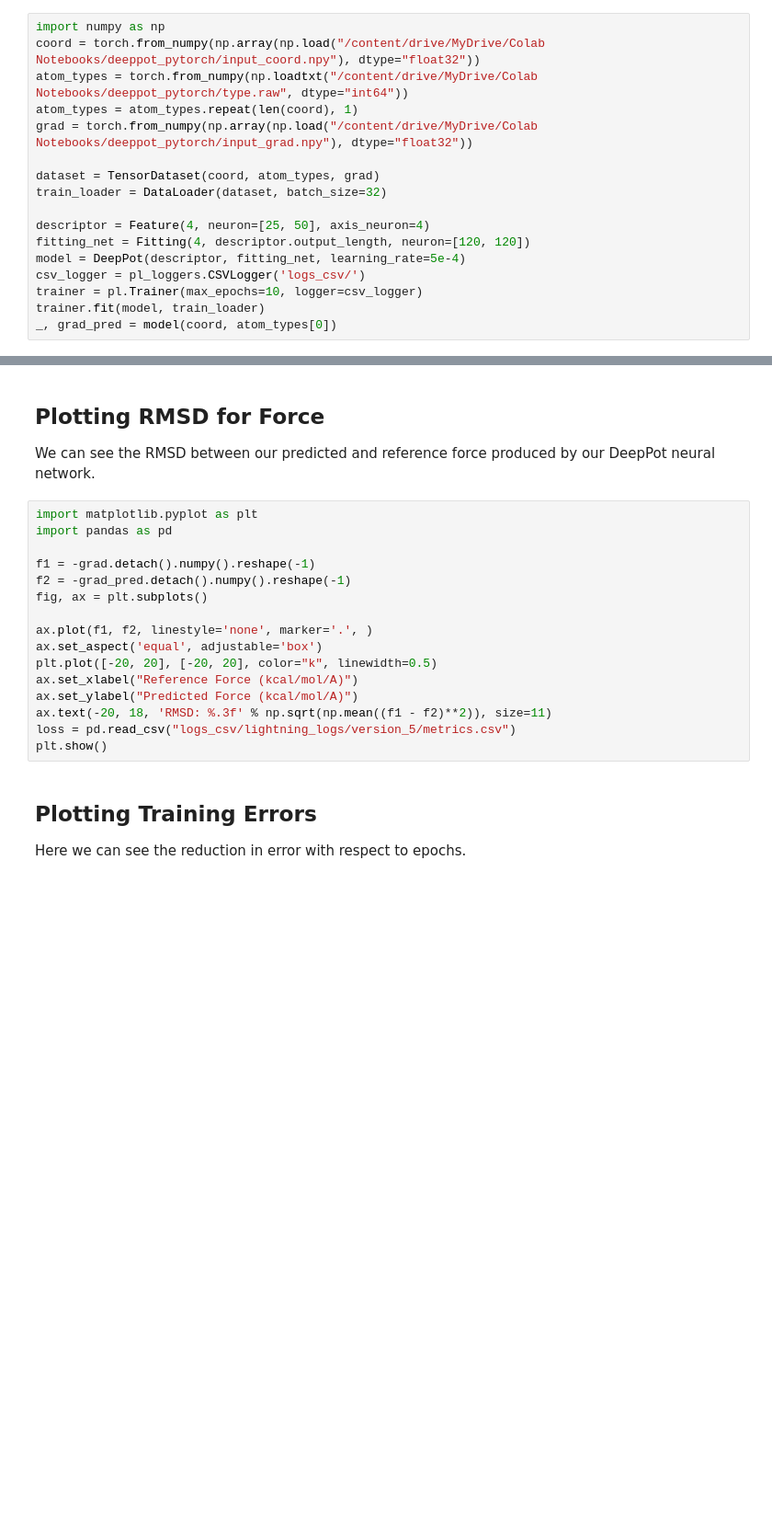
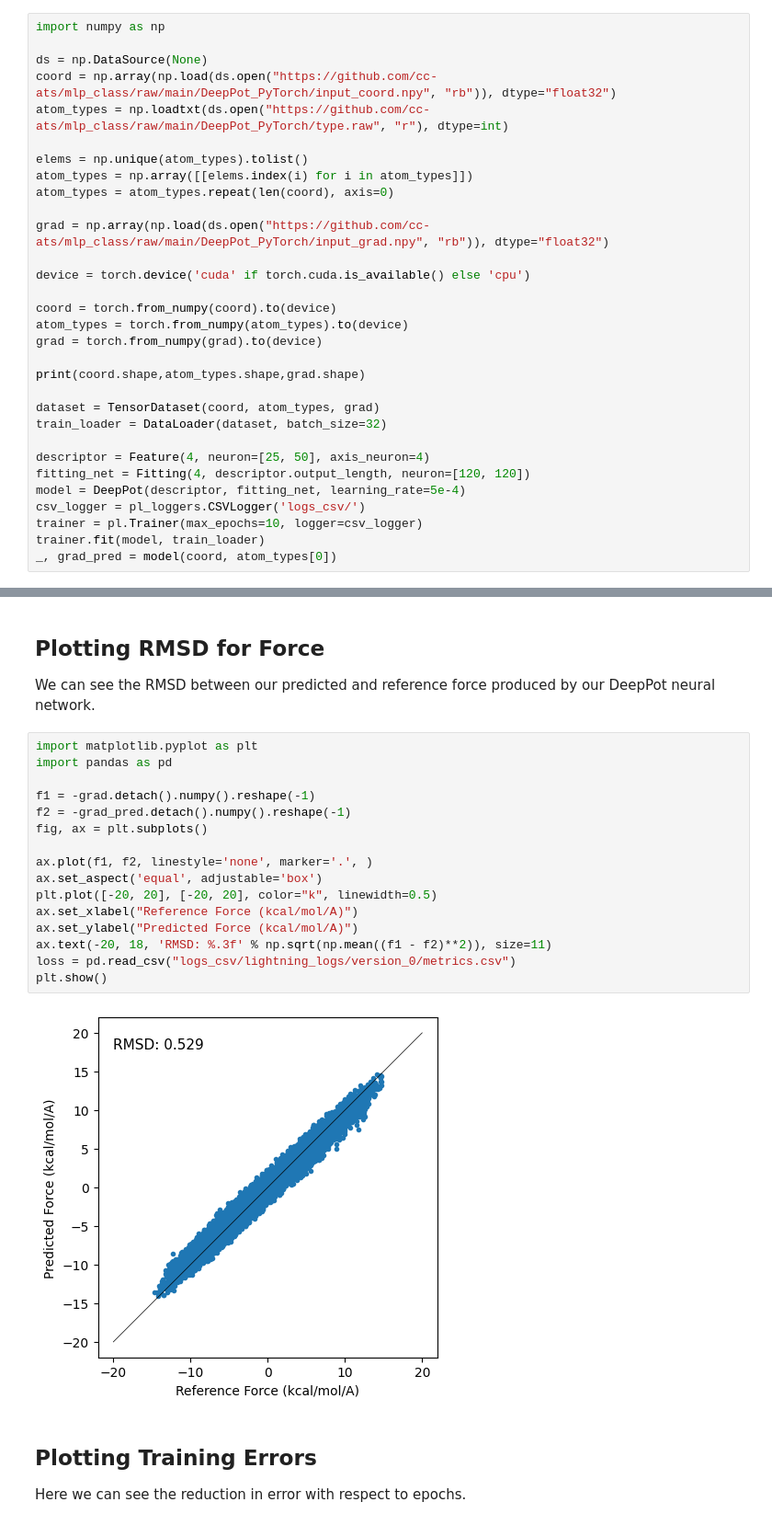
Before and after one commit to cc-ats/mlp_tutorial, a Jupyter notebook: Lesson4_DeepPot.ipynb, the cells around one changed output, grey strips where cells are left out. Shown at 92% size. Cells and saved outputs as stored; diff of their text form; blank space fills up the shorter version.

```diff
--- a/Lesson4_DeepPot.ipynb
+++ b/Lesson4_DeepPot.ipynb
@@ -267,10 +267,24 @@ class DeepPot(pl.LightningModule):
 We can load in data and use the DeepPot neural network for feature extraction.
 # %%
 import numpy as np
-coord = torch.from_numpy(np.array(np.load("/content/drive/MyDrive/Colab Notebooks/deeppot_pytorch/input_coord.npy"), dtype="float32"))
-atom_types = torch.from_numpy(np.loadtxt("/content/drive/MyDrive/Colab Notebooks/deeppot_pytorch/type.raw", dtype="int64"))
-atom_types = atom_types.repeat(len(coord), 1)
-grad = torch.from_numpy(np.array(np.load("/content/drive/MyDrive/Colab Notebooks/deeppot_pytorch/input_grad.npy"), dtype="float32"))
+
+ds = np.DataSource(None)
+coord = np.array(np.load(ds.open("https://github.com/cc-ats/mlp_class/raw/main/DeepPot_PyTorch/input_coord.npy", "rb")), dtype="float32")
+atom_types = np.loadtxt(ds.open("https://github.com/cc-ats/mlp_class/raw/main/DeepPot_PyTorch/type.raw", "r"), dtype=int)
+
+elems = np.unique(atom_types).tolist()
+atom_types = np.array([[elems.index(i) for i in atom_types]])
+atom_types = atom_types.repeat(len(coord), axis=0)
+
+grad = np.array(np.load(ds.open("https://github.com/cc-ats/mlp_class/raw/main/DeepPot_PyTorch/input_grad.npy", "rb")), dtype="float32")
+
+device = torch.device('cuda' if torch.cuda.is_available() else 'cpu')
+
+coord = torch.from_numpy(coord).to(device)
+atom_types = torch.from_numpy(atom_types).to(device)
+grad = torch.from_numpy(grad).to(device)
+
+print(coord.shape,atom_types.shape,grad.shape)
 
 dataset = TensorDataset(coord, atom_types, grad)
 train_loader = DataLoader(dataset, batch_size=32)
@@ -291,19 +321,21 @@ We can see the RMSD between our predicted and reference force produced by our De
 # %%
 import matplotlib.pyplot as plt
 import pandas as pd
 
 f1 = -grad.detach().numpy().reshape(-1)
 f2 = -grad_pred.detach().numpy().reshape(-1)
 fig, ax = plt.subplots()
 
 ax.plot(f1, f2, linestyle='none', marker='.', )
 ax.set_aspect('equal', adjustable='box')
 plt.plot([-20, 20], [-20, 20], color="k", linewidth=0.5)
 ax.set_xlabel("Reference Force (kcal/mol/A)")
 ax.set_ylabel("Predicted Force (kcal/mol/A)")
 ax.text(-20, 18, 'RMSD: %.3f' % np.sqrt(np.mean((f1 - f2)**2)), size=11)
-loss = pd.read_csv("logs_csv/lightning_logs/version_5/metrics.csv")
+loss = pd.read_csv("logs_csv/lightning_logs/version_0/metrics.csv")
 plt.show()
+# %% [output]
+[figure, added]
 # %% [markdown]
 ## Plotting Training Errors
 
```
Also changed, not shown: parts of 2 cells of this notebook.
